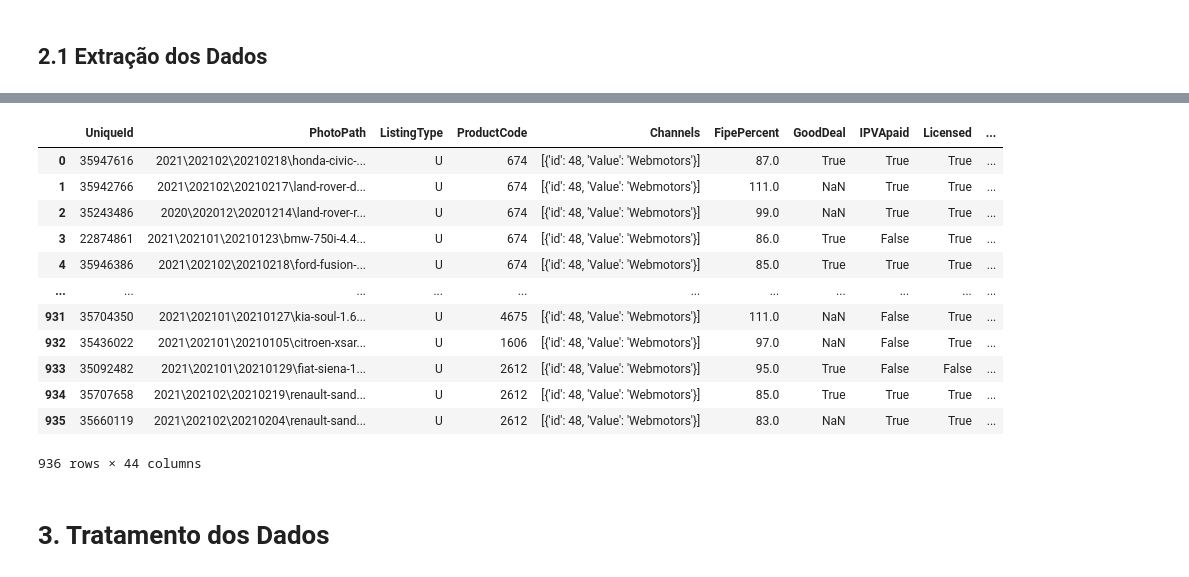
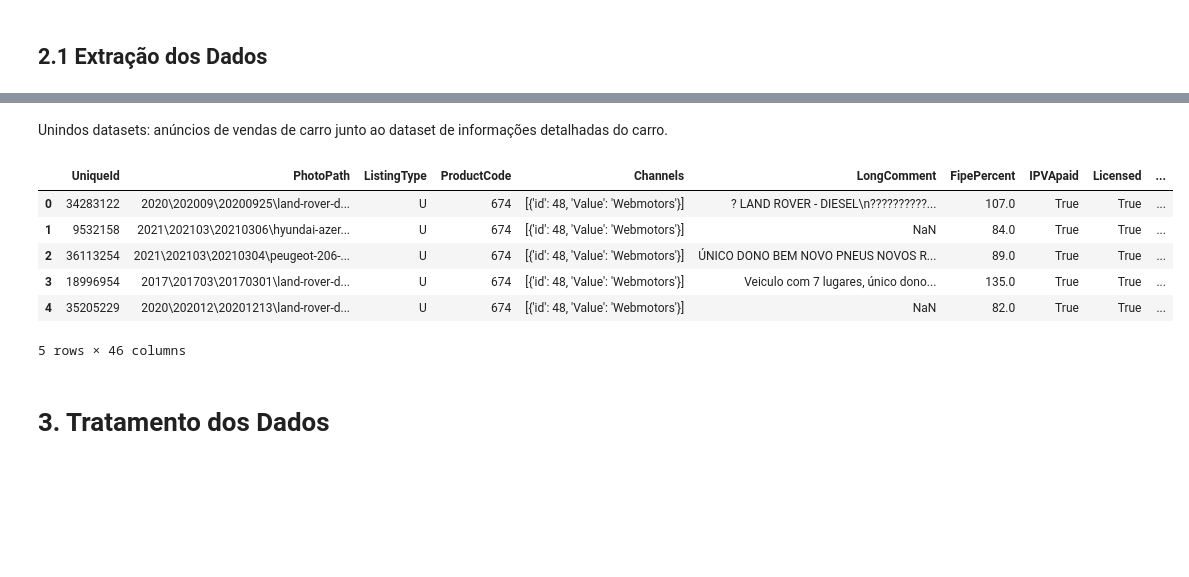
Before and after one commit to karenyov/TCC_PUC_BigData, a Jupyter notebook: TCC - PUC Minas.ipynb, the cells around one changed output, grey strips where cells are left out. Saved outputs shown, nothing was run; the diff lists cells and outputs as text; code cells hidden in the pictures; blank space fills up the shorter version.

```diff
--- a/TCC - PUC Minas.ipynb
+++ b/TCC - PUC Minas.ipynb
@@ -58,21 +75,17 @@ df_cars_fipe.head() # exibe DataFrame
+# %% [markdown]
+Unindos datasets: anúncios de vendas de carro junto ao dataset de informações detalhadas do carro.
 # %%
 #Unindo os datasets infos detalhes do carro
 df_cars = df_cars.join(df_cars_fipe.set_index('UniqueId')[['Fipe']], on='UniqueId')
-df_cars
+df_cars.head()
 # %% [output]
-|  | UniqueId | PhotoPath | ListingType | ProductCode | Channels | FipePercent | GoodDeal | IPVApaid | Licensed | ... |
-| 0 | 35947616 | 2021\202102\20210218\honda-civic-... | U | 674 | [{'id': 48, 'Value': 'Webmotors'}] | 87.0 | True | True | True | ... |
-| 1 | 35942766 | 2021\202102\20210217\land-rover-d... | U | 674 | [{'id': 48, 'Value': 'Webmotors'}] | 111.0 | NaN | True | True | ... |
-| 2 | 35243486 | 2020\202012\20201214\land-rover-r... | U | 674 | [{'id': 48, 'Value': 'Webmotors'}] | 99.0 | NaN | True | True | ... |
-| 3 | 22874861 | 2021\202101\20210123\bmw-750i-4.4... | U | 674 | [{'id': 48, 'Value': 'Webmotors'}] | 86.0 | True | False | True | ... |
-| 4 | 35946386 | 2021\202102\20210218\ford-fusion-... | U | 674 | [{'id': 48, 'Value': 'Webmotors'}] | 85.0 | True | True | True | ... |
-| ... | ... | ... | ... | ... | ... | ... | ... | ... | ... | ... |
-| 931 | 35704350 | 2021\202101\20210127\kia-soul-1.6... | U | 4675 | [{'id': 48, 'Value': 'Webmotors'}] | 111.0 | NaN | False | True | ... |
-| 932 | 35436022 | 2021\202101\20210105\citroen-xsar... | U | 1606 | [{'id': 48, 'Value': 'Webmotors'}] | 97.0 | NaN | False | True | ... |
-| 933 | 35092482 | 2021\202101\20210129\fiat-siena-1... | U | 2612 | [{'id': 48, 'Value': 'Webmotors'}] | 95.0 | True | False | False | ... |
-| 934 | 35707658 | 2021\202102\20210219\renault-sand... | U | 2612 | [{'id': 48, 'Value': 'Webmotors'}] | 85.0 | True | True | True | ... |
-| 935 | 35660119 | 2021\202102\20210204\renault-sand... | U | 2612 | [{'id': 48, 'Value': 'Webmotors'}] | 83.0 | NaN | True | True | ... |
+|  | UniqueId | PhotoPath | ListingType | ProductCode | Channels | LongComment | FipePercent | IPVApaid | Licensed | ... |
+| 0 | 34283122 | 2020\202009\20200925\land-rover-d... | U | 674 | [{'id': 48, 'Value': 'Webmotors'}] | ? LAND ROVER - DIESEL\n??????????... | 107.0 | True | True | ... |
+| 1 | 9532158 | 2021\202103\20210306\hyundai-azer... | U | 674 | [{'id': 48, 'Value': 'Webmotors'}] | NaN | 84.0 | True | True | ... |
+| 2 | 36113254 | 2021\202103\20210304\peugeot-206-... | U | 674 | [{'id': 48, 'Value': 'Webmotors'}] | ÚNICO DONO BEM NOVO PNEUS NOVOS R... | 89.0 | True | True | ... |
+| 3 | 18996954 | 2017\201703\20170301\land-rover-d... | U | 674 | [{'id': 48, 'Value': 'Webmotors'}] | Veiculo com 7 lugares, único dono... | 135.0 | True | True | ... |
+| 4 | 35205229 | 2020\202012\20201213\land-rover-d... | U | 674 | [{'id': 48, 'Value': 'Webmotors'}] | NaN | 82.0 | True | True | ... |
-936 rows × 44 columns
+5 rows × 46 columns
 # %% [markdown]
 # 3. Tratamento dos Dados
 # %% [markdown]
```
Also changed, not shown: parts of 148 cells of this notebook, 3 other files.
